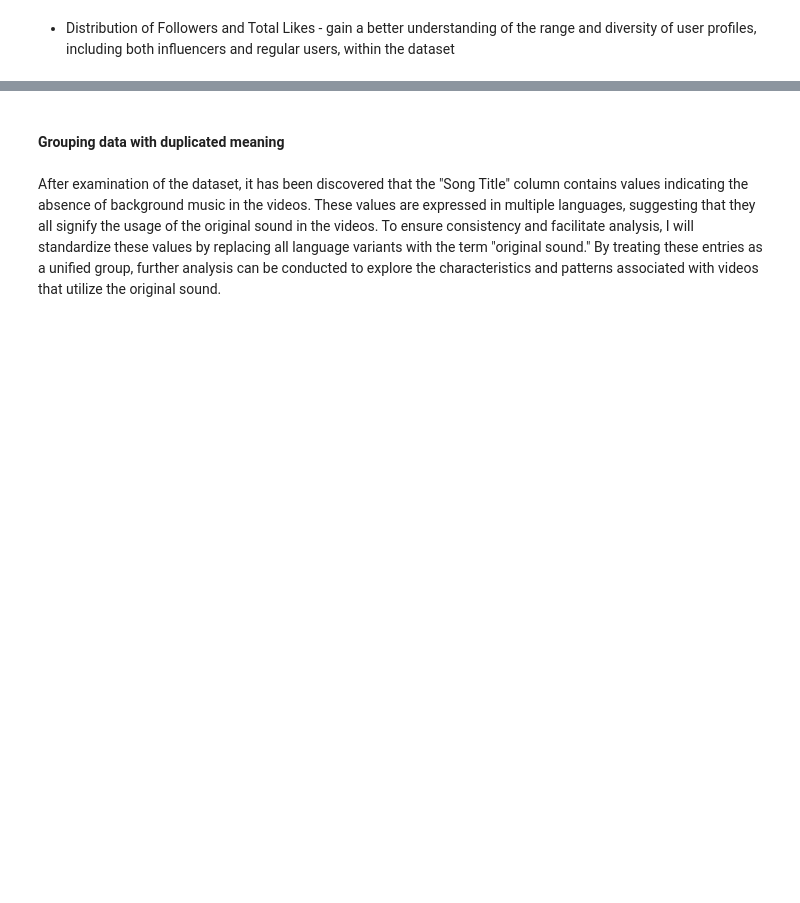
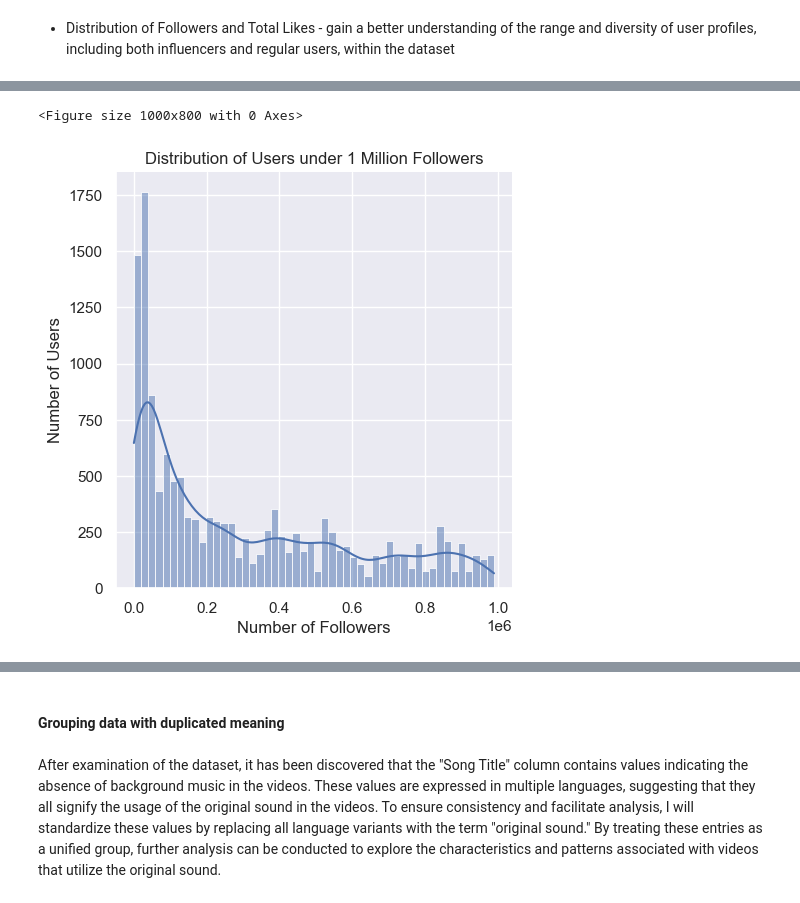
Before and after one commit to tianlan8/TikTok_Engagement_Rate_Analysis_Prediction, a Jupyter notebook: Notebooks/Tian Lan_Capstone project_2 (EDA).ipynb, the cells around one changed output, grey strips where cells are left out. Saved outputs shown, nothing was run; the diff lists cells and outputs as text; code cells hidden in the pictures; blank space fills up the shorter version.

```diff
--- a/Notebooks/Tian Lan_Capstone project_2 (EDA).ipynb
+++ b/Notebooks/Tian Lan_Capstone project_2 (EDA).ipynb
@@ -69,0 +150,14 @@ from above we can see that the features related to enagement is heavilt skewed a
+# %%
+# focus on the users with less than 1 million followers
+
+plt.figure(figsize=(10,8))
+
+sns.displot(user_df[user_df['Followers'] < 1000000], x='Followers', bins=50, kde=True)
+plt.title('Distribution of Users under 1 Million Followers')
+plt.xlabel('Number of Followers')
+plt.ylabel('Number of Users')
+
+plt.show()
+# %% [output]
+<Figure size 1000x800 with 0 Axes>
+[figure, added]
```
Also changed, not shown: parts of 38 cells of this notebook, 2 other files.
